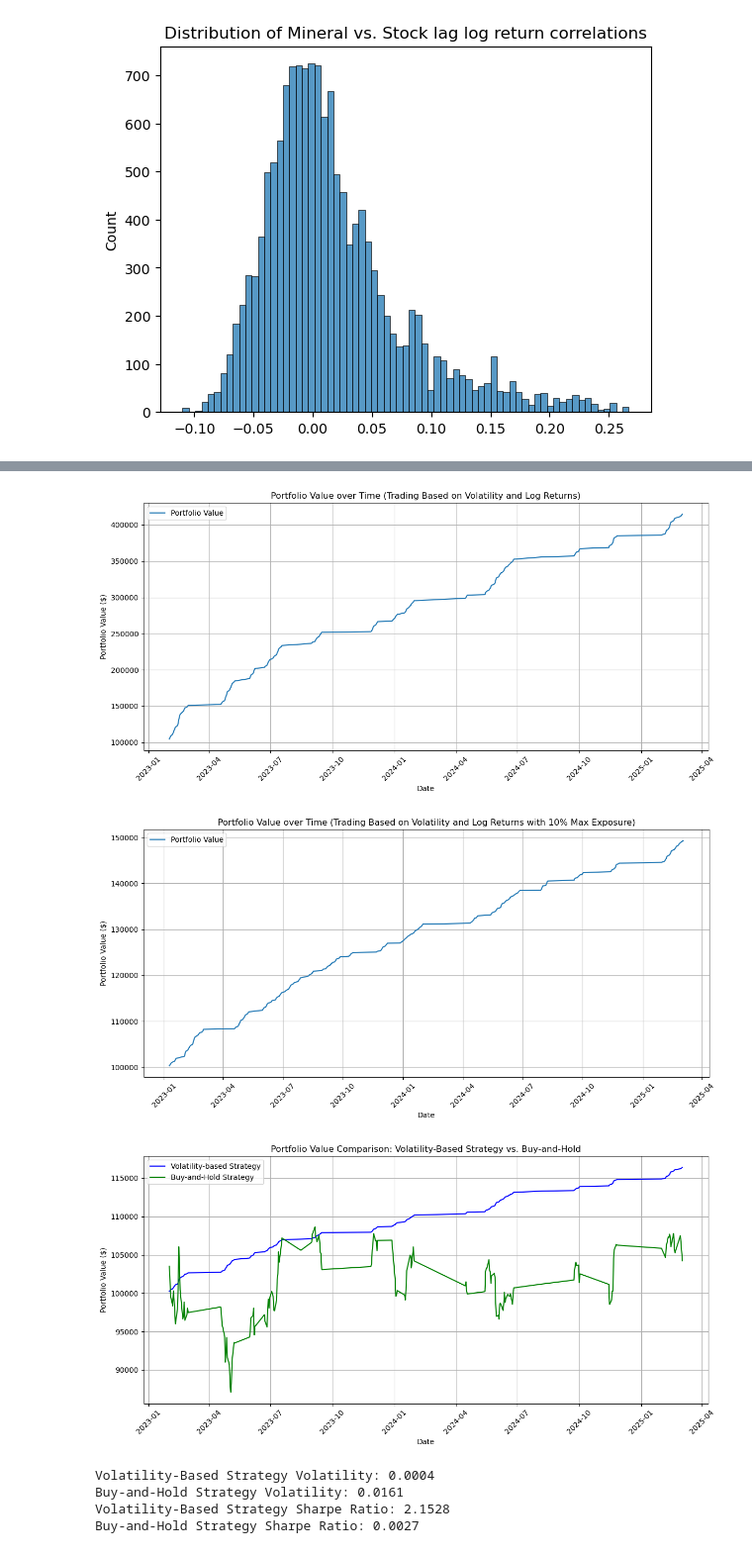
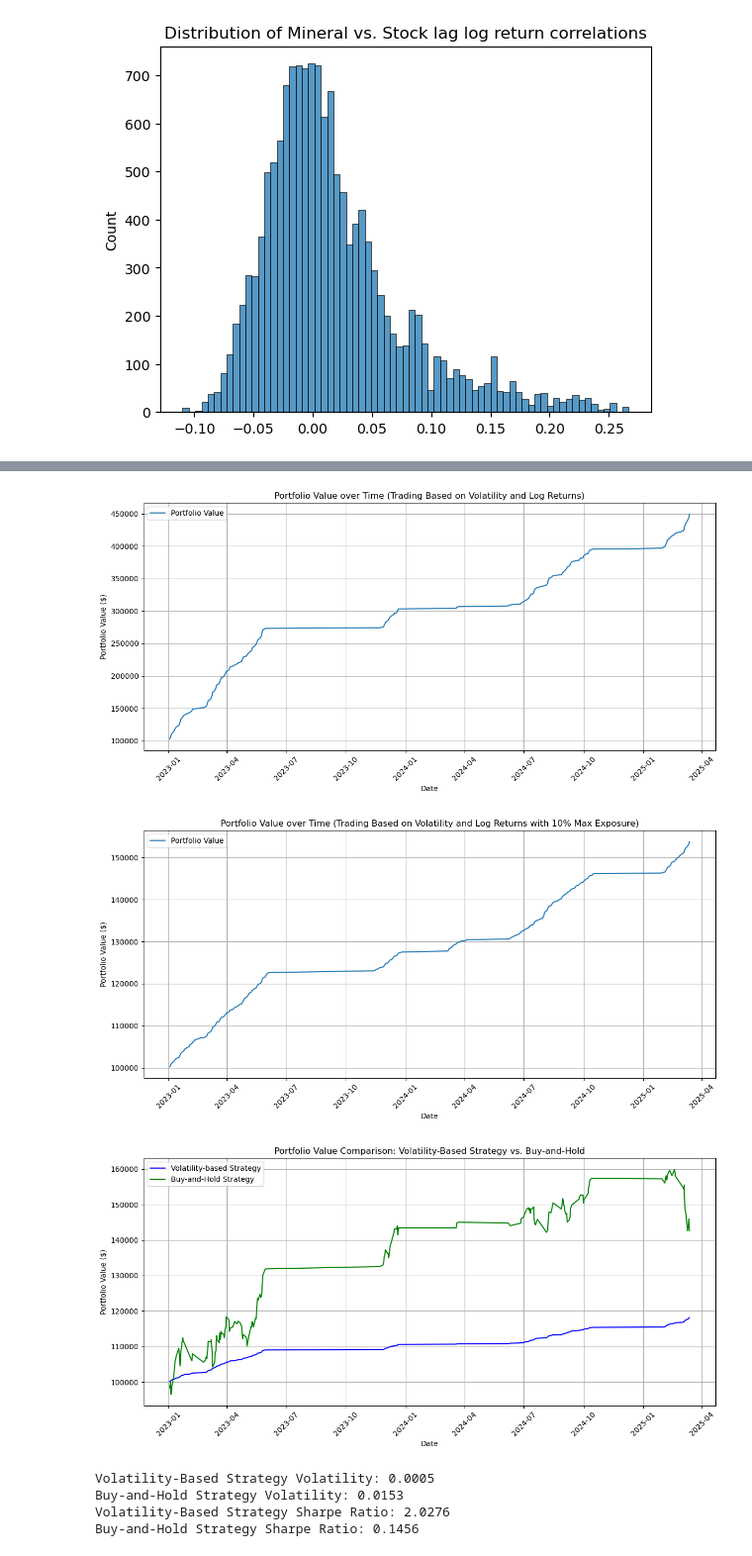
Before and after one commit to GeronimoBWalker/commodity, a Jupyter notebook: feature_engineering.ipynb, the cells around one changed output, grey strips where cells are left out. Shown at 99% size. Drawn from its saved outputs; the diff is of its cells as text; code cells hidden in the pictures.

```diff
--- a/feature_engineering.ipynb
+++ b/feature_engineering.ipynb
@@ -813,8 +818,8 @@ stocks_to_buy = [
 ]
 
 # Use 2020-2023 for training data, 2024-2025 for testing
-train_data = master_df1[master_df1.index <= '2022-12-31']
-test_data = master_df1[master_df1.index >= '2023-01-01']
+train_data = pd.merge(stock_data_log_return[stock_data_log_return.index <= '2022-12-31'], minerals_vol_returns['PL=F Volatility'], left_index=True, right_index=True, how='inner')
+test_data = pd.merge(stock_data_log_return[stock_data_log_return.index >= '2023-01-01'],minerals_vol_returns['PL=F Volatility'], left_index=True, right_index=True, how='inner')
 
 # Initialize variables for portfolio management
 initial_balance = 100000
@@ -831,11 +836,11 @@ trade_history = []
 # Loop through the test data (2024-2025)
 for idx, row in test_data.iterrows():
     # Extract the volatility for the current row
-    volatility = row['PL=F Close Volatility']
+    volatility = row['PL=F Volatility']
     if np.isnan(volatility):
         continue
 
-    if volatility < np.percentile(test_data['PL=F Close Volatility'], volatility_threshold_pct * 100):
+    if volatility < np.percentile(test_data['PL=F Volatility'], volatility_threshold_pct * 100):
         continue  # Skip this row if volatility is too low
 
     # Calculate the total investment available for this trade
@@ -898,8 +903,8 @@ stocks_to_buy = [
 ]
 
 # Use 2020-2023 for training data, 2024-2025 for testing
-train_data = master_df1[master_df1.index <= '2022-12-31']
-test_data = master_df1[master_df1.index >= '2023-01-01']
+train_data = pd.merge(stock_data_log_return[stock_data_log_return.index <= '2022-12-31'], minerals_vol_returns['PL=F Volatility'], left_index=True, right_index=True, how='inner')
+test_data = pd.merge(stock_data_log_return[stock_data_log_return.index >= '2023-01-01'],minerals_vol_returns['PL=F Volatility'], left_index=True, right_index=True, how='inner')
 
 # Initialize variables for portfolio management
 initial_balance = 100000
@@ -916,10 +921,10 @@ trade_history = []
 # Loop through the test data (2024-2025)
 for idx, row in test_data.iterrows():
     # Extract the volatility for the current row
-    volatility = row['PL=F Close Volatility']
+    volatility = row['PL=F Volatility']
 
     # Check if volatility is in the top 30% (we proceed only if volatility is high enough)
-    if volatility < np.percentile(test_data['PL=F Close Volatility'], volatility_threshold_pct * 100):
+    if volatility < np.percentile(test_data['PL=F Volatility'], volatility_threshold_pct * 100):
         continue  # Skip this row if volatility is too low
 
     # Calculate the total investment available for this trade
@@ -974,7 +979,7 @@ plt.xticks(rotation=45)  # Rotate date labels for readability
 plt.tight_layout()  # Adjust the layout to fit labels
 plt.show()
 # %% [output]
-[figure, old version]
+[figure, new version]
 # %%
 
 
@@ -990,8 +995,8 @@ stocks_to_buy = [
 ]
 
 # Use 2020-2023 for training data, 2024-2025 for testing
-train_data = master_df1[master_df1.index <= '2022-12-31']
-test_data = master_df1[master_df1.index >= '2023-01-01']
+train_data = pd.merge(stock_data_log_return[stock_data_log_return.index <= '2022-12-31'], minerals_vol_returns['PL=F Volatility'], left_index=True, right_index=True, how='inner')
+test_data = pd.merge(stock_data_log_return[stock_data_log_return.index >= '2023-01-01'],minerals_vol_returns['PL=F Volatility'], left_index=True, right_index=True, how='inner')
 
 # Initialize variables for portfolio management
 initial_balance = 100000
@@ -1008,10 +1013,10 @@ trade_history = []
 # Loop through the test data (2024-2025)
 for idx, row in test_data.iterrows():
     # Extract the volatility for the current row
-    volatility = row['PL=F Close Volatility']
+    volatility = row['PL=F Volatility']
 
     # Check if volatility is in the top 30% (we proceed only if volatility is high enough)
-    if volatility < np.percentile(test_data['PL=F Close Volatility'], volatility_threshold_pct * 100):
+    if volatility < np.percentile(test_data['PL=F Volatility'], volatility_threshold_pct * 100):
         continue  # Skip this row if volatility is too low
 
     # Calculate the total investment available for this trade (max 10% of portfolio)
@@ -1066,7 +1071,7 @@ plt.xticks(rotation=45)  # Rotate date labels for readability
 plt.tight_layout()  # Adjust the layout to fit labels
 plt.show()
 # %% [output]
-[figure, old version]
+[figure, new version]
 # %%
 # Initialize parameters for the strategy
 volatility_threshold_pct = 0.7  # Top 30% volatility for trading
@@ -1080,8 +1085,8 @@ stocks_to_buy = [
 ]
 
 # Use 2020-2023 for training data, 2024-2025 for testing
-train_data = master_df1[master_df1.index <= '2022-12-31']
-test_data = master_df1[master_df1.index >= '2023-01-01']
+train_data = pd.merge(stock_data_log_return[stock_data_log_return.index <= '2022-12-31'], minerals_vol_returns['PL=F Volatility'], left_index=True, right_index=True, how='inner')
+test_data = pd.merge(stock_data_log_return[stock_data_log_return.index >= '2023-01-01'],minerals_vol_returns['PL=F Volatility'], left_index=True, right_index=True, how='inner')
 
 # Initialize variables for portfolio management
 initial_balance = 100000
@@ -1100,10 +1105,10 @@ trade_history = []
 # Loop through the test data (2024-2025)
 for idx, row in test_data.iterrows():
     # Extract the volatility for the current row
-    volatility = row['PL=F Close Volatility']
+    volatility = row['PL=F Volatility']
 
     # Check if volatility is in the top 30% (we proceed only if volatility is high enough)
-    if volatility < np.percentile(test_data['PL=F Close Volatility'], volatility_threshold_pct * 100):
+    if volatility < np.percentile(test_data['PL=F Volatility'], volatility_threshold_pct * 100):
         continue  # Skip this row if volatility is too low
 
     # Calculate the total investment available for this trade (max 10% of portfolio)
@@ -1165,38 +1170,38 @@ buy_and_hold_cumulative_returns = np.array(buy_and_hold_cumulative_returns)
 
 # Plot the cumulative returns of both strategies
 plt.figure(figsize=(12, 6))
 plt.plot(portfolio_dates, cumulative_returns, label="Volatility-based Strategy", color="blue")
 plt.plot(portfolio_dates, buy_and_hold_cumulative_returns, label="Buy-and-Hold Strategy", color="green")
 plt.xlabel("Date")
 plt.ylabel("Portfolio Value ($)")
 plt.title("Portfolio Value Comparison: Volatility-Based Strategy vs. Buy-and-Hold")
 plt.grid(True)
 plt.legend()
 plt.xticks(rotation=45)
 plt.tight_layout()
 plt.show()
 
 # Calculate volatility for both strategies
 volatility_volatility_based = np.std(np.diff(np.log(cumulative_returns)))
 volatility_buy_and_hold = np.std(np.diff(np.log(buy_and_hold_cumulative_returns)))
 
 # Calculate Sharpe Ratios (assume risk-free rate of 0)
 mean_return_volatility_based = np.mean(np.diff(np.log(cumulative_returns)))
 mean_return_buy_and_hold = np.mean(np.diff(np.log(buy_and_hold_cumulative_returns)))
 
 sharpe_ratio_volatility_based = mean_return_volatility_based / volatility_volatility_based
 sharpe_ratio_buy_and_hold = mean_return_buy_and_hold / volatility_buy_and_hold
 
 print(f"Volatility-Based Strategy Volatility: {volatility_volatility_based:.4f}")
 print(f"Buy-and-Hold Strategy Volatility: {volatility_buy_and_hold:.4f}")
 print(f"Volatility-Based Strategy Sharpe Ratio: {sharpe_ratio_volatility_based:.4f}")
 print(f"Buy-and-Hold Strategy Sharpe Ratio: {sharpe_ratio_buy_and_hold:.4f}")
 # %% [output]
-[figure, old version]
+[figure, new version]
-Volatility-Based Strategy Volatility: 0.0004
-Buy-and-Hold Strategy Volatility: 0.0161
-Volatility-Based Strategy Sharpe Ratio: 2.1528
-Buy-and-Hold Strategy Sharpe Ratio: 0.0027
+Volatility-Based Strategy Volatility: 0.0005
+Buy-and-Hold Strategy Volatility: 0.0153
+Volatility-Based Strategy Sharpe Ratio: 2.0276
+Buy-and-Hold Strategy Sharpe Ratio: 0.1456
 # %%
 # Initialize parameters for the strategy
 volatility_threshold_pct = 0.9  # Top 30% volatility for trading
```
Also changed, not shown: parts of 7 cells of this notebook.
